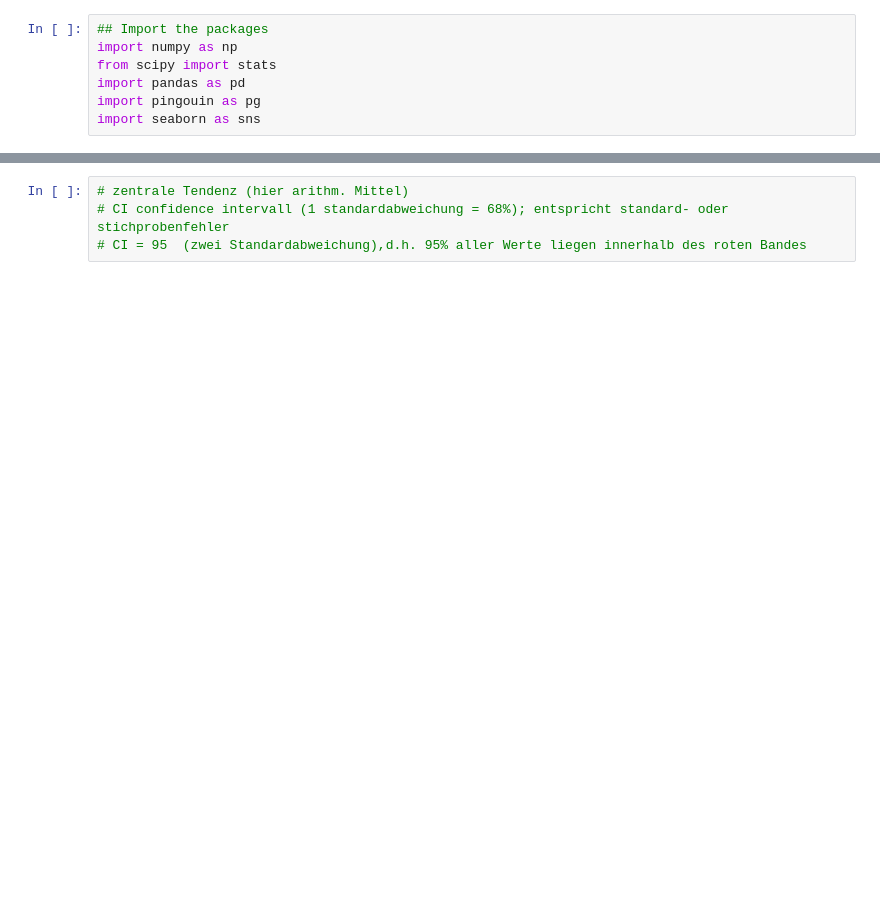
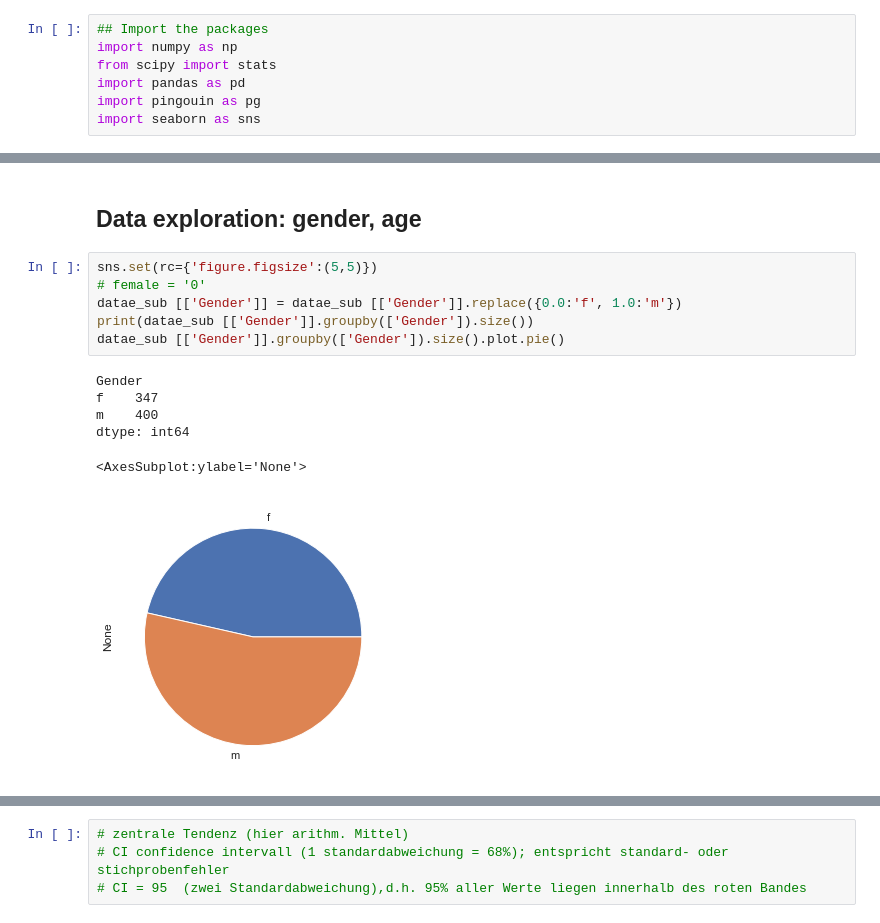
Before and after one commit to chrvoigt/doit_t-test, a Jupyter notebook: t-test.ipynb, the cells around one changed output, grey strips where cells are left out. Saved outputs shown, nothing was run; the diff lists cells and outputs as text; blank space fills up the shorter version.

```diff
--- a/t-test.ipynb
+++ b/t-test.ipynb
@@ -76,0 +114,15 @@ Name: Gender, dtype: int64
+# %% [markdown]
+## Data exploration: gender, age
+# %%
+sns.set(rc={'figure.figsize':(5,5)})
+# female = '0'
+datae_sub [['Gender']] = datae_sub [['Gender']].replace({0.0:'f', 1.0:'m'})
+print(datae_sub [['Gender']].groupby(['Gender']).size())
+datae_sub [['Gender']].groupby(['Gender']).size().plot.pie()
+# %% [output]
+Gender
+f    347
+m    400
+dtype: int64
+<AxesSubplot:ylabel='None'>
+[figure, added]
```
Also changed, not shown: parts of 49 cells of this notebook.
